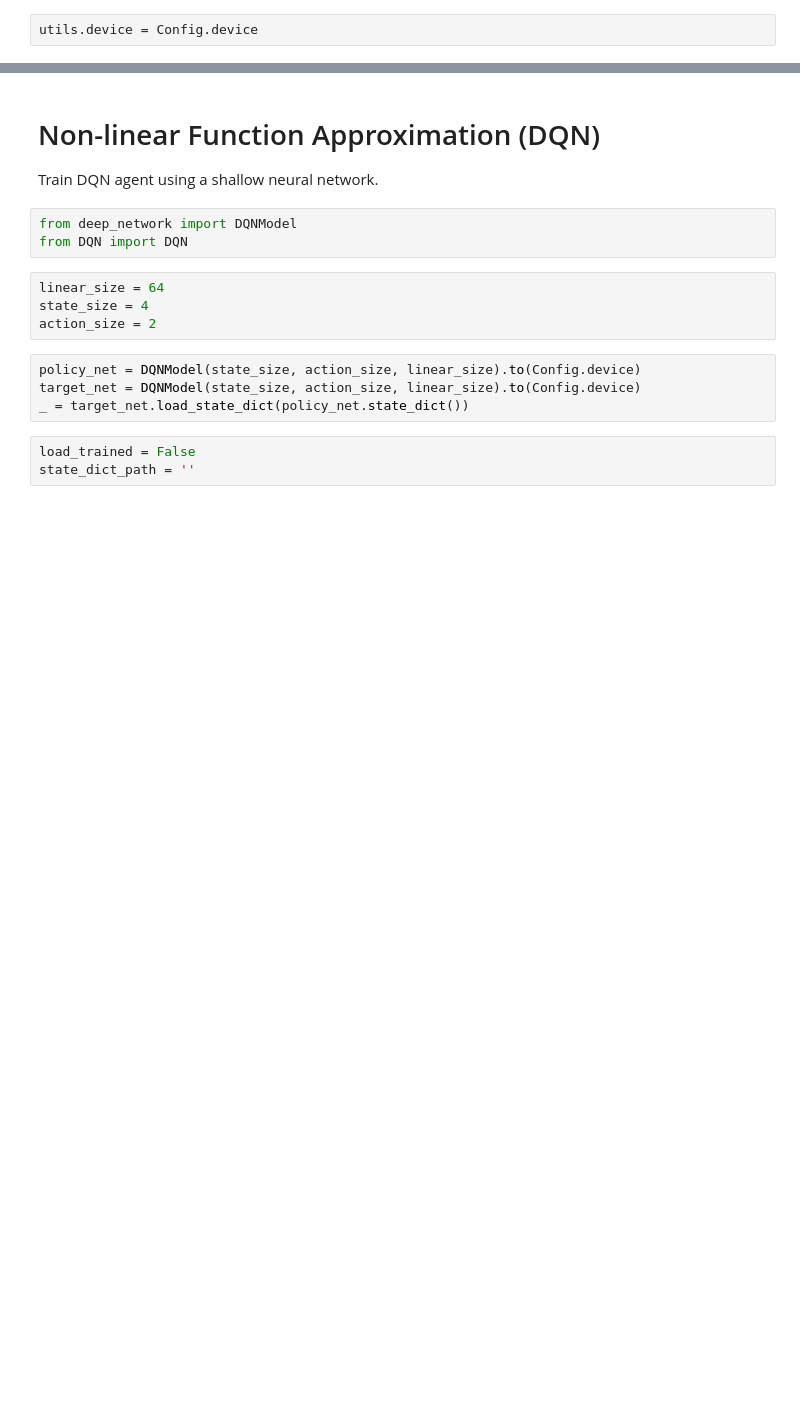
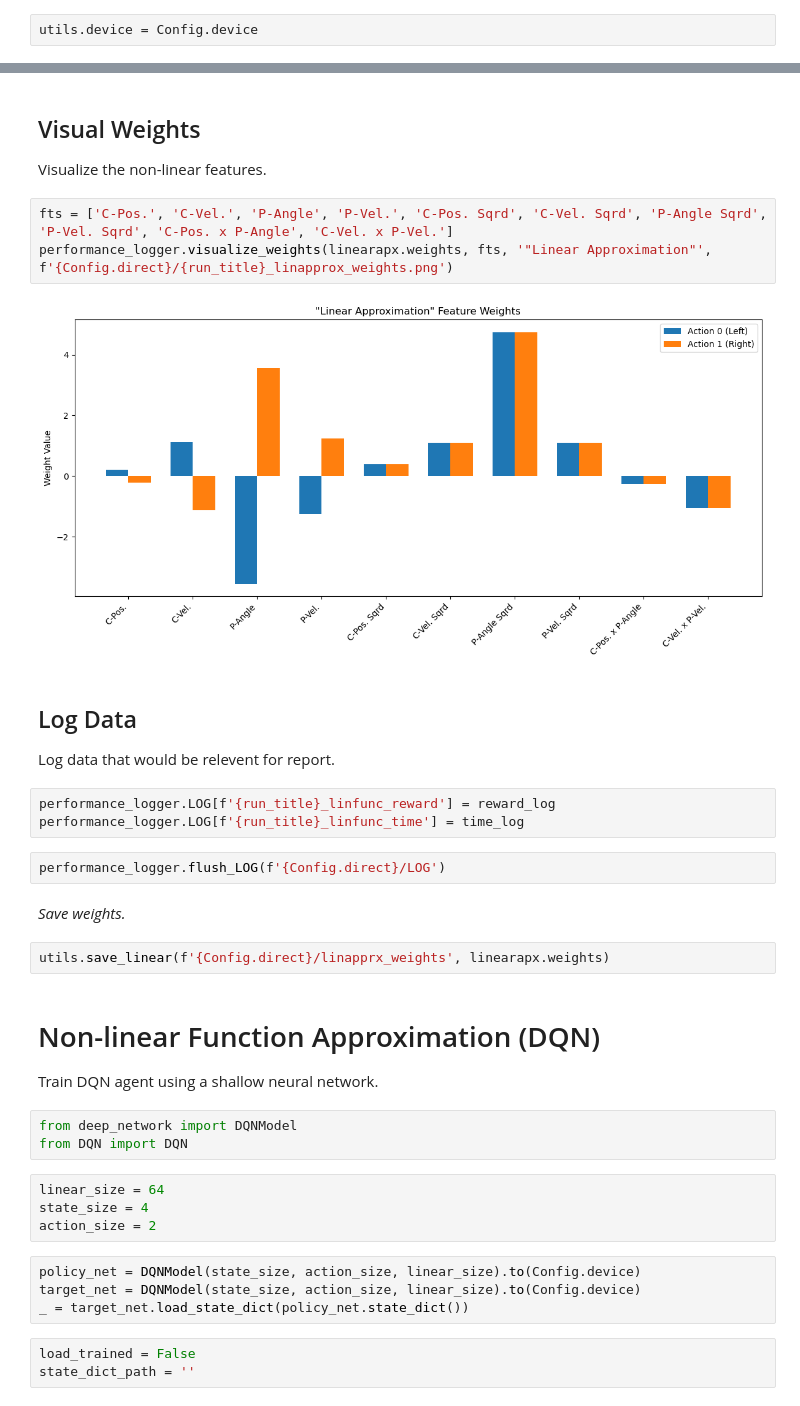
Before and after one commit to djm3622/RL-assignment1, a Jupyter notebook: RL_assignment1_part2.ipynb, the cells around one changed output, grey strips where cells are left out. Drawn from its saved outputs; the diff is of its cells as text; blank space fills up the shorter version.

```diff
--- a/RL_assignment1_part2.ipynb
+++ b/RL_assignment1_part2.ipynb
@@ -67,3 +124,25 @@ utils.device = Config.device
+# %% [markdown]
+## Visual Weights
+
+Visualize the non-linear features.
+# %%
+fts = ['C-Pos.', 'C-Vel.', 'P-Angle', 'P-Vel.', 'C-Pos. Sqrd', 'C-Vel. Sqrd', 'P-Angle Sqrd', 'P-Vel. Sqrd', 'C-Pos. x P-Angle', 'C-Vel. x P-Vel.']
+performance_logger.visualize_weights(linearapx.weights, fts, '"Linear Approximation"', f'{Config.direct}/{run_title}_linapprox_weights.png')
+# %% [output]
+[figure, added]
+# %% [markdown]
+## Log Data
+
+Log data that would be relevent for report.
+# %%
+performance_logger.LOG[f'{run_title}_linfunc_reward'] = reward_log
+performance_logger.LOG[f'{run_title}_linfunc_time'] = time_log
+# %%
+performance_logger.flush_LOG(f'{Config.direct}/LOG')
+# %% [markdown]
+*Save weights.*
+# %%
+utils.save_linear(f'{Config.direct}/linapprx_weights', linearapx.weights)
 # %% [markdown]
 # Non-linear Function Approximation (DQN)
 
```
Also changed, not shown: parts of 32 cells of this notebook, 34 other files.
